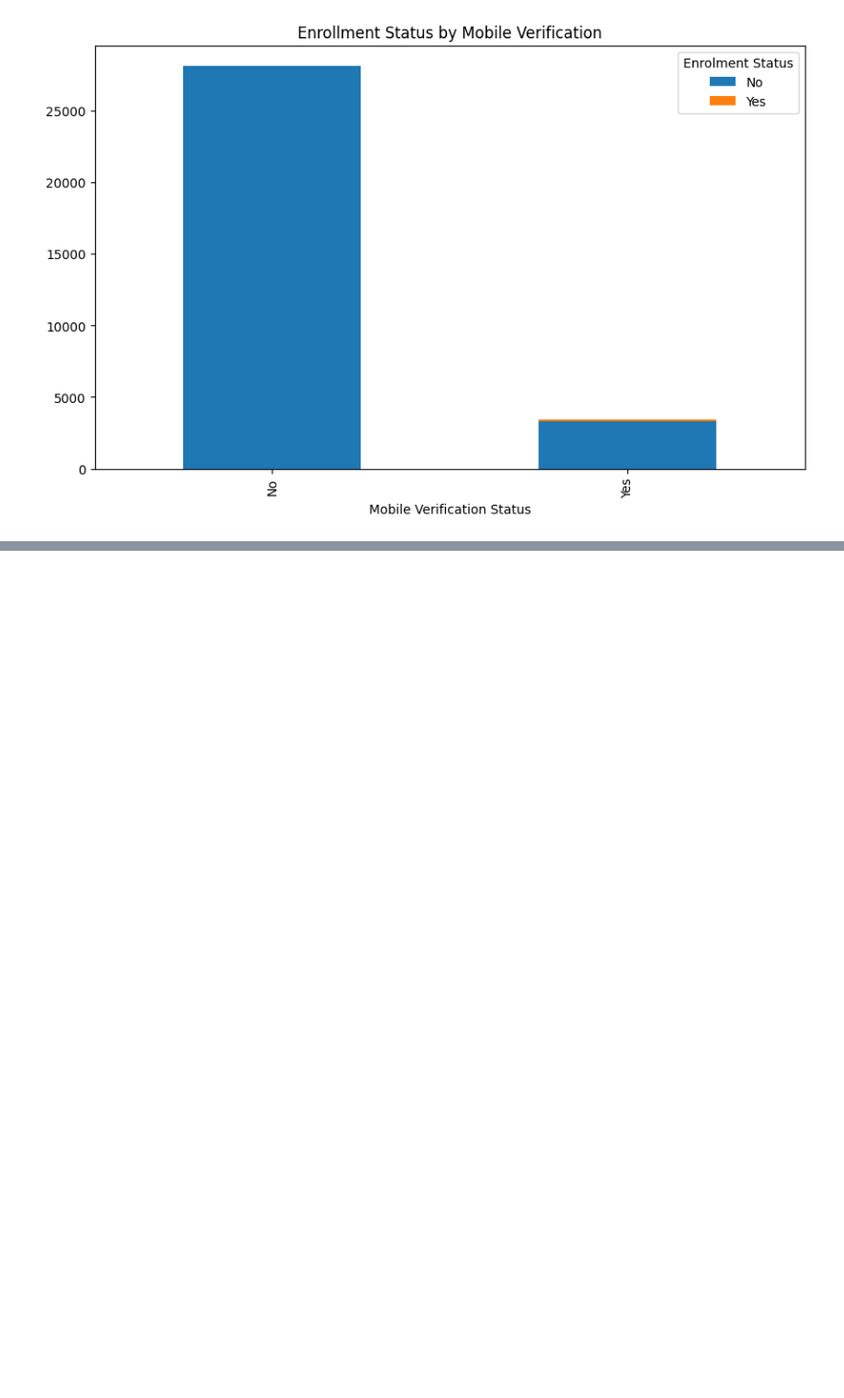
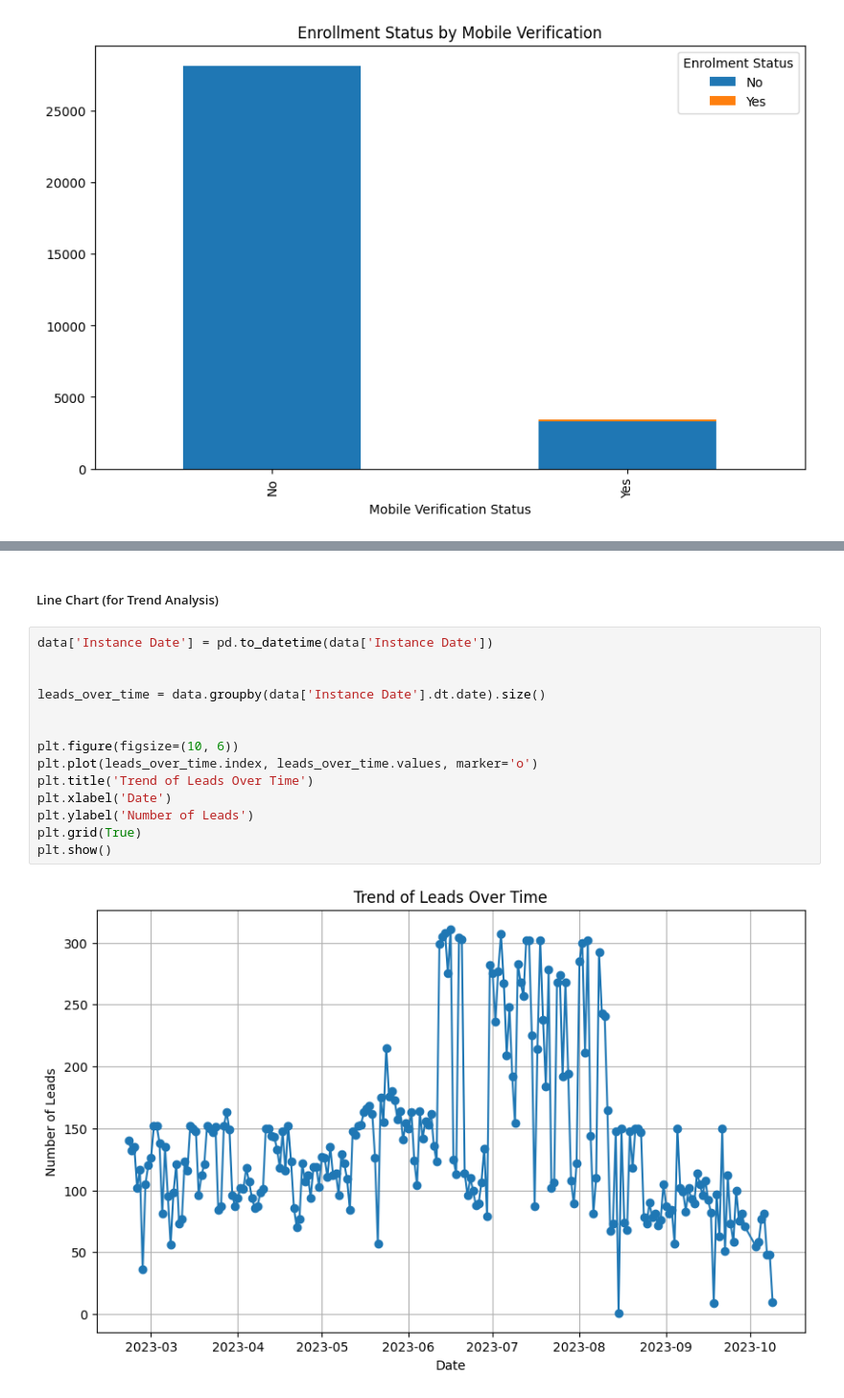
Before and after one commit to kunalmalav/task, a Jupyter notebook: task.ipynb, the cells around one changed output, grey strips where cells are left out. Shown: that part at 96% size. Saved outputs shown, nothing was run; the diff lists cells and outputs as text; blank space fills up the shorter version.

```diff
--- a/task.ipynb
+++ b/task.ipynb
@@ -189,0 +220,18 @@ plt.show()
+# %% [markdown]
+#####  Line Chart (for Trend Analysis)
+# %%
+data['Instance Date'] = pd.to_datetime(data['Instance Date'])
+
+
+leads_over_time = data.groupby(data['Instance Date'].dt.date).size()
+
+
+plt.figure(figsize=(10, 6))
+plt.plot(leads_over_time.index, leads_over_time.values, marker='o')
+plt.title('Trend of Leads Over Time')
+plt.xlabel('Date')
+plt.ylabel('Number of Leads')
+plt.grid(True)
+plt.show()
+# %% [output]
+[figure, added]
```
Also changed, not shown: parts of 14 cells of this notebook.
